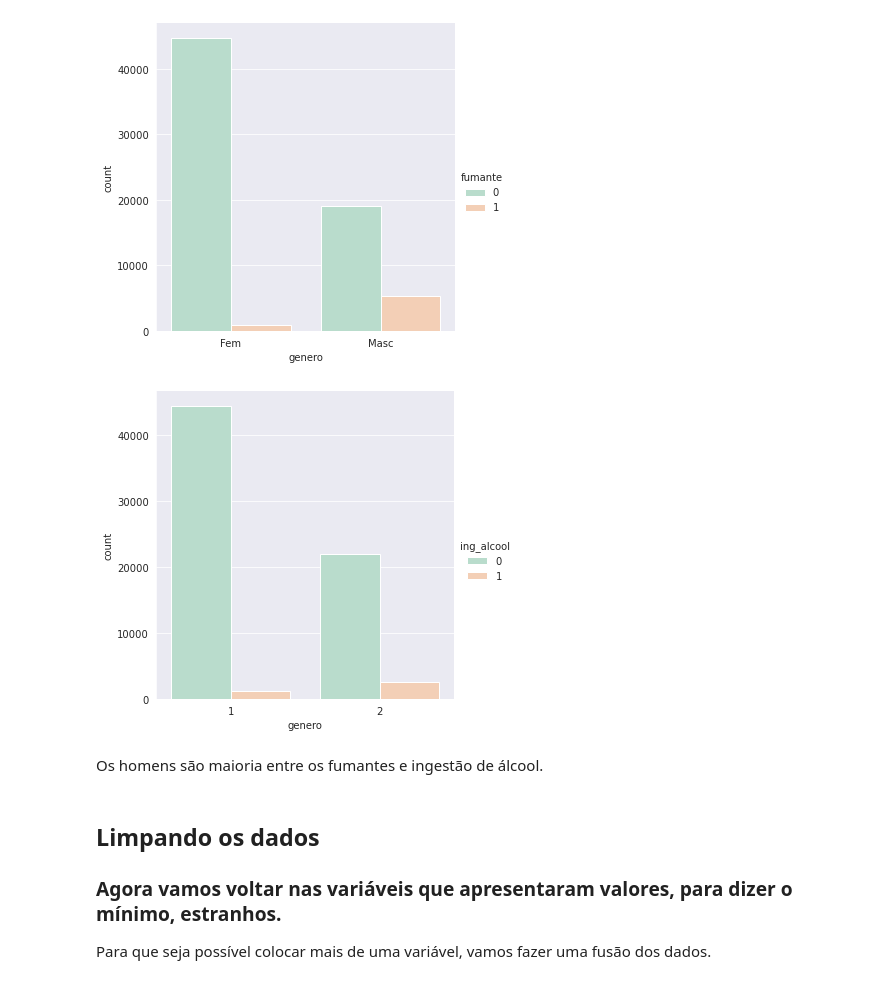
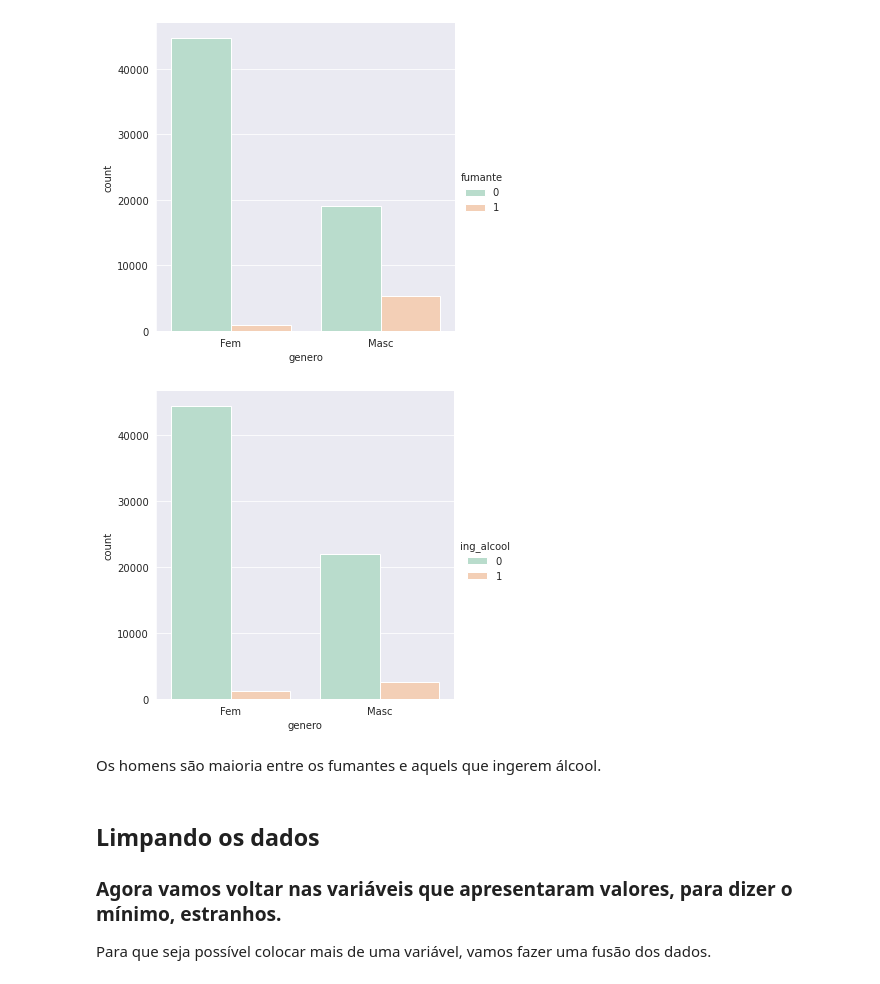
Before and after one commit to Caiogcosta/Portfolio, a Jupyter notebook: Doenças Cardiovasculares.ipynb, the cells around one changed output. Saved outputs shown, nothing was run; the diff lists cells and outputs as text; code cells hidden in the pictures.

```diff
--- a/Doenças Cardiovasculares.ipynb
+++ b/Doenças Cardiovasculares.ipynb
@@ -235,13 +294,13 @@ g.set_xticklabels(labels);
 # %% [output]
 [figure]
 # %%
-sns.catplot(x = 'genero', hue = 'ing_alcool', kind = 'count', data = df, palette = 'Pastel2')
+g = sns.catplot(x = 'genero', hue = 'ing_alcool', kind = 'count', data = df, palette = 'Pastel2')
 labels = ['Fem', 'Masc']
 g.set_xticklabels(labels);
 # %% [output]
-[figure, old version]
+[figure, new version]
 # %% [markdown]
-Os homens são maioria entre os fumantes e ingestão de álcool.
+Os homens são maioria entre os fumantes e aquels que ingerem álcool.
 # %% [markdown]
 ## Limpando os dados
 
```
Also changed, not shown: parts of 61 cells of this notebook.
